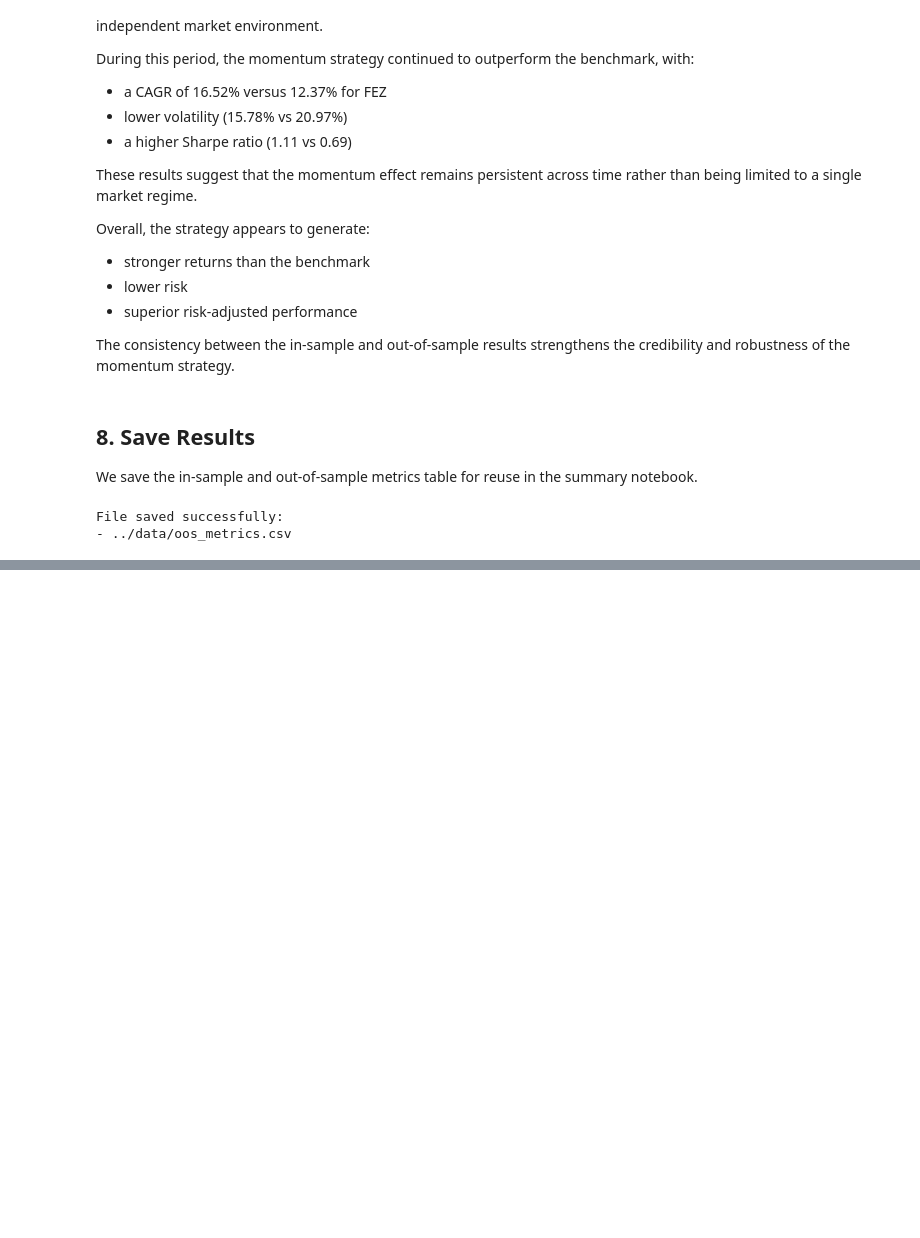
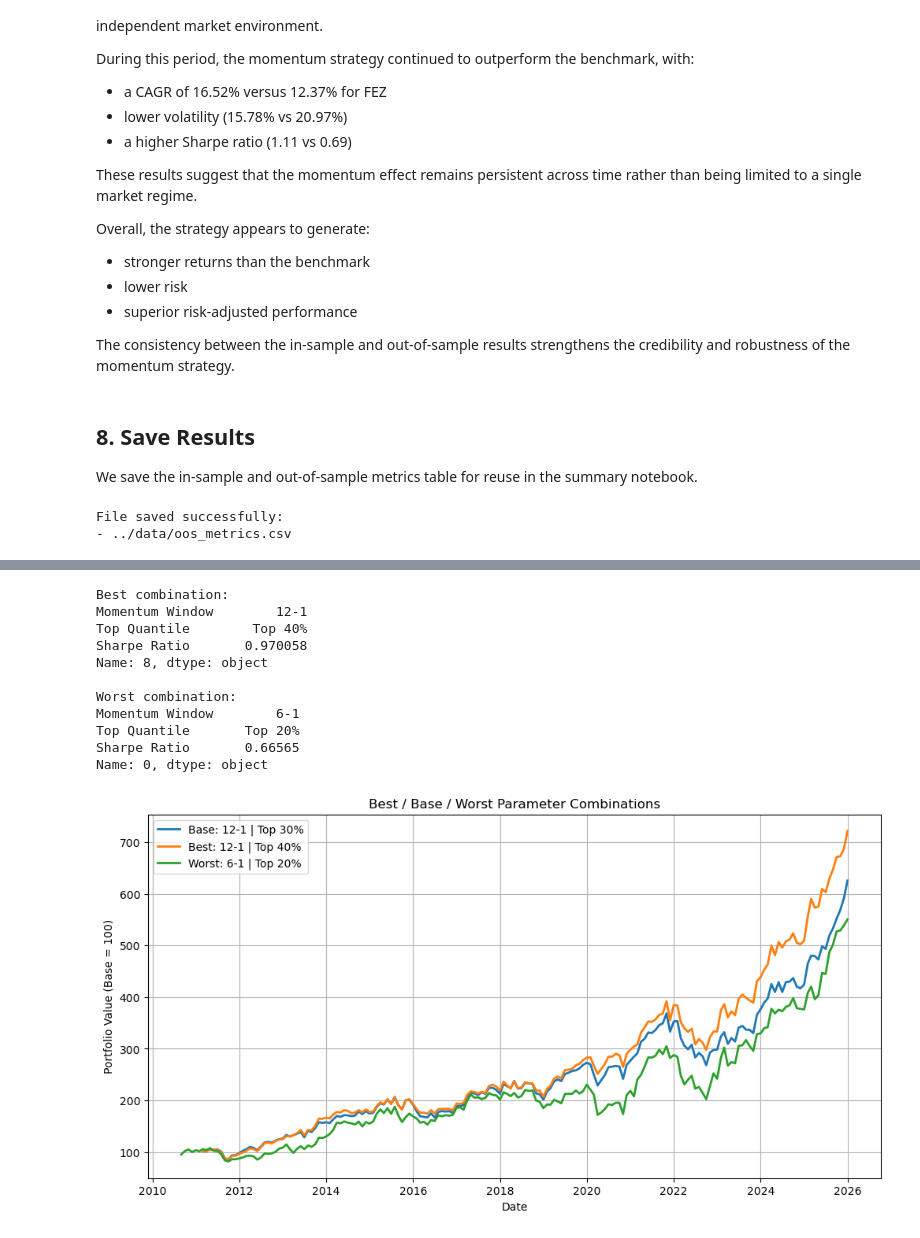
Before and after one commit to nicolasmarveaux456-hue/europe_momentum_backtest, a Jupyter notebook: notebooks/05_robustness_oos.ipynb, the cells around one changed output, grey strips where cells are left out. Cells and saved outputs as stored; diff of their text form; code cells hidden in the pictures; blank space fills up the shorter version.

```diff
--- a/notebooks/05_robustness_oos.ipynb
+++ b/notebooks/05_robustness_oos.ipynb
@@ -196,0 +391,60 @@ However, additional robustness tests and implementation constraints should still
+# %%
+# Identify best and worst parameter combinations
+best_row = robustness_results.loc[robustness_results["Sharpe Ratio"].idxmax()]
+worst_row = robustness_results.loc[robustness_results["Sharpe Ratio"].idxmin()]
+print("Best combination:")
+print(best_row)
+print("\nWorst combination:")
+print(worst_row)
+
+
+# Function to extract parameters from the robustness table
+def parse_params(row):
+    window = int(row["Momentum Window"].split("-")[0])
+    quantile = (int(row["Top Quantile"].replace("Top ", "").replace("%", "")) / 100)
+    return window, quantile
+
+
+# Base strategy parameters
+base_window = 12
+base_quantile = 0.30
+
+# Extract best and worst parameters
+best_window, best_quantile = parse_params(best_row)
+worst_window, worst_quantile = parse_params(worst_row)
+
+# Run backtests
+base_returns = run_momentum_backtest(monthly_returns,base_window,base_quantile)
+best_returns = run_momentum_backtest(monthly_returns,best_window,best_quantile)
+worst_returns = run_momentum_backtest(monthly_returns,worst_window,worst_quantile)
+
+# Compute equity curves
+base_equity = 100 * (1 + base_returns).cumprod()
+best_equity = 100 * (1 + best_returns).cumprod()
+worst_equity = 100 * (1 + worst_returns).cumprod()
+
+
+# Plot equity curves
+plt.figure(figsize=(12, 6))
+plt.plot(base_equity,label="Base: 12-1 | Top 30%",linewidth=2)
+plt.plot(best_equity,label=f"Best: {best_row['Momentum Window']} | {best_row['Top Quantile']}",linewidth=2)
+plt.plot(worst_equity,label=f"Worst: {worst_row['Momentum Window']} | {worst_row['Top Quantile']}",linewidth=2)
+plt.title("Best / Base / Worst Parameter Combinations")
+plt.xlabel("Date")
+plt.ylabel("Portfolio Value (Base = 100)")
+plt.legend()
+plt.grid(True)
+plt.show()
+# %% [output]
+Best combination:
+Momentum Window        12-1
+Top Quantile        Top 40%
+Sharpe Ratio       0.970058
+Name: 8, dtype: object
+
+Worst combination:
+Momentum Window        6-1
+Top Quantile       Top 20%
+Sharpe Ratio       0.66565
+Name: 0, dtype: object
+[figure, added]
```
Also changed, not shown: parts of 15 cells of this notebook, 1 other file.
